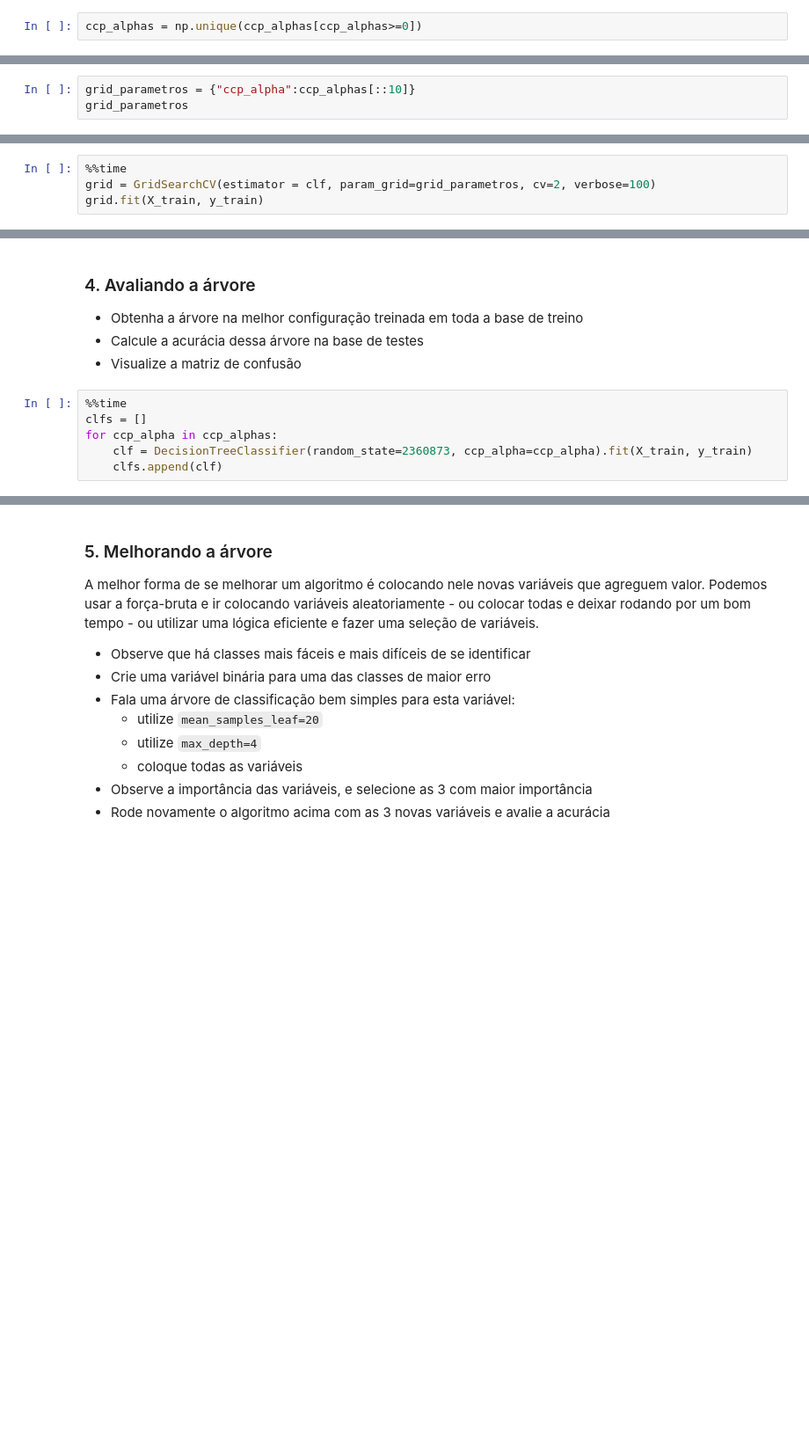
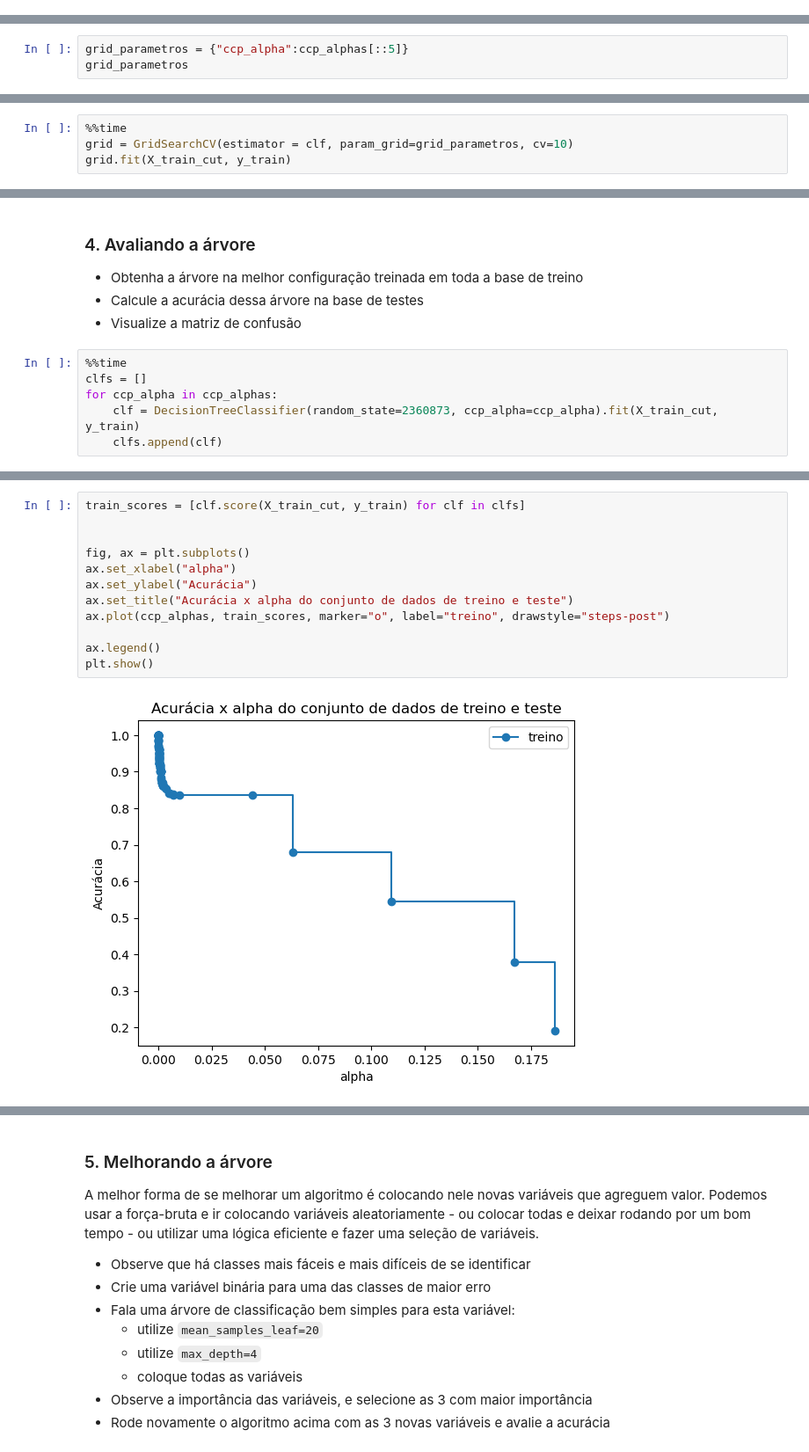
Before and after one commit to victortintel/ex3_modulo17_arvores2, a Jupyter notebook: ex3_victor_tintel_mod_17.ipynb, the cells around one changed output, grey strips where cells are left out. Shown at 88% size. Cells and saved outputs as stored; diff of their text form; blank space fills up the shorter version.

````diff
--- a/ex3_victor_tintel_mod_17.ipynb
+++ b/ex3_victor_tintel_mod_17.ipynb
@@ -125,2 +74,0 @@ Wall time: 9min 11s
-# %%
-ccp_alphas = np.unique(ccp_alphas[ccp_alphas>=0])
@@ -159,6 +83,6 @@ Vou deixar especificações iniciais mínimas, que visam limitar o tempo de máq
 - Você pode ler 1 a cada ```k``` valores para uma melhor varredura utilizando, por exemplo, ```ccp_alpha[::10]```
 - Não se esqueça de limitar o número de variáveis
 # %%
-grid_parametros = {"ccp_alpha":ccp_alphas[::10]}
+grid_parametros = {"ccp_alpha":ccp_alphas[::5]}
 grid_parametros
 # %% [output]
@@ -170,5 +95,5 @@ grid_parametros
 # %%
 %%time
-grid = GridSearchCV(estimator = clf, param_grid=grid_parametros, cv=2, verbose=100)
-grid.fit(X_train, y_train)
+grid = GridSearchCV(estimator = clf, param_grid=grid_parametros, cv=10)
+grid.fit(X_train_cut, y_train)
 # %% [output]
@@ -319,5 +131,5 @@ DecisionTreeClassifier(min_samples_leaf=20, random_state=100)
 %%time
 clfs = []
 for ccp_alpha in ccp_alphas:
-    clf = DecisionTreeClassifier(random_state=2360873, ccp_alpha=ccp_alpha).fit(X_train, y_train)
+    clf = DecisionTreeClassifier(random_state=2360873, ccp_alpha=ccp_alpha).fit(X_train_cut, y_train)
     clfs.append(clf)
@@ -323,0 +139,14 @@ for ccp_alpha in ccp_alphas:
+# %%
+train_scores = [clf.score(X_train_cut, y_train) for clf in clfs]
+
+
+fig, ax = plt.subplots()
+ax.set_xlabel("alpha")
+ax.set_ylabel("Acurácia")
+ax.set_title("Acurácia x alpha do conjunto de dados de treino e teste")
+ax.plot(ccp_alphas, train_scores, marker="o", label="treino", drawstyle="steps-post")
+
+ax.legend()
+plt.show()
+# %% [output]
+[figure, added]
````
Also changed, not shown: parts of 27 cells of this notebook.
